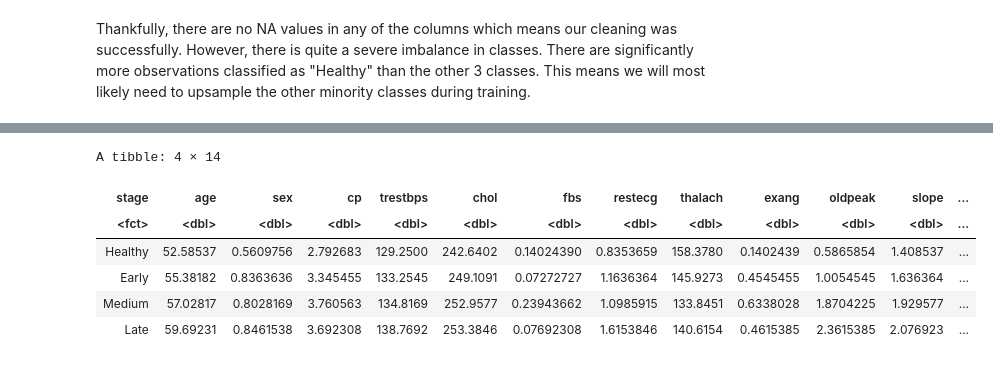
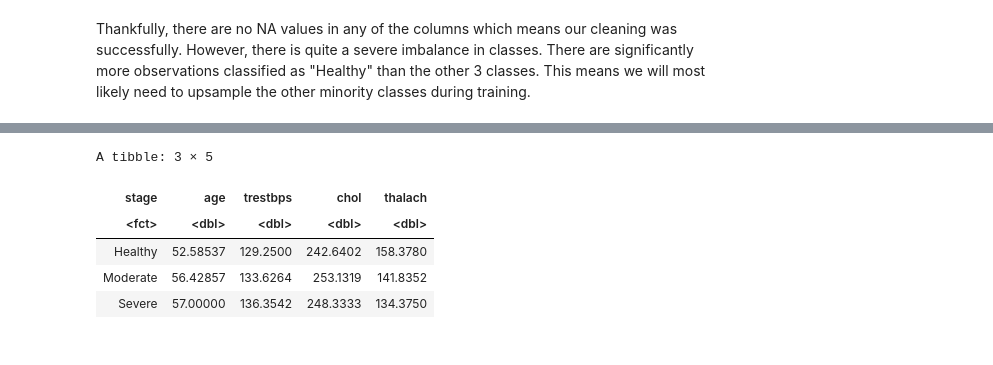
Before and after one commit to clay-arras/DSCI100GroupProject, a Jupyter notebook: DSCI_100_proposal.ipynb, the cells around one changed output, grey strips where cells are left out. Saved outputs shown, nothing was run; the diff lists cells and outputs as text; code cells hidden in the pictures.

```diff
--- a/DSCI_100_proposal.ipynb
+++ b/DSCI_100_proposal.ipynb
@@ -44,8 +26,7 @@ set.seed(69)
 
 cleveland_data <- cleveland_data |>
     mutate(stage = cut(num, breaks=c(-Inf,0,2,5), labels=c("Healthy","Moderate","Severe"))) |>
-    filter(ca != "?") |>
-    select(-num)
+    select(age, trestbps,chol,thalach,stage)
 
 # Splitting into training and testing sets
 split <- initial_split(cleveland_data, prop=0.75, strata = stage)
@@ -151,14 +107,12 @@ To decide on our predictors, we used density plots to visualize the distribution
 # %%
 cleveland_summary <- cleveland_data |>
-    mutate(ca = as.numeric(ca), thal = as.numeric(thal)) |>
     group_by(stage) |>
-    summarize(across(age:thal, mean))
+    summarize(across(age:thalach, mean))
 cleveland_summary
 # %% [output]
-A tibble: 4 × 14
+A tibble: 3 × 5
-| stage | age | sex | cp | trestbps | chol | fbs | restecg | thalach | exang | oldpeak | slope | ... |
-| <fct> | <dbl> | <dbl> | <dbl> | <dbl> | <dbl> | <dbl> | <dbl> | <dbl> | <dbl> | <dbl> | <dbl> | ... |
-| Healthy | 52.58537 | 0.5609756 | 2.792683 | 129.2500 | 242.6402 | 0.14024390 | 0.8353659 | 158.3780 | 0.1402439 | 0.5865854 | 1.408537 | ... |
-| Early | 55.38182 | 0.8363636 | 3.345455 | 133.2545 | 249.1091 | 0.07272727 | 1.1636364 | 145.9273 | 0.4545455 | 1.0054545 | 1.636364 | ... |
-| Medium | 57.02817 | 0.8028169 | 3.760563 | 134.8169 | 252.9577 | 0.23943662 | 1.0985915 | 133.8451 | 0.6338028 | 1.8704225 | 1.929577 | ... |
-| Late | 59.69231 | 0.8461538 | 3.692308 | 138.7692 | 253.3846 | 0.07692308 | 1.6153846 | 140.6154 | 0.4615385 | 2.3615385 | 2.076923 | ... |
+| stage | age | trestbps | chol | thalach |
+| <fct> | <dbl> | <dbl> | <dbl> | <dbl> |
+| Healthy | 52.58537 | 129.2500 | 242.6402 | 158.3780 |
+| Moderate | 56.42857 | 133.6264 | 253.1319 | 141.8352 |
+| Severe | 57.00000 | 136.3542 | 248.3333 | 134.3750 |
```
Also changed, not shown: parts of 7 cells of this notebook.
